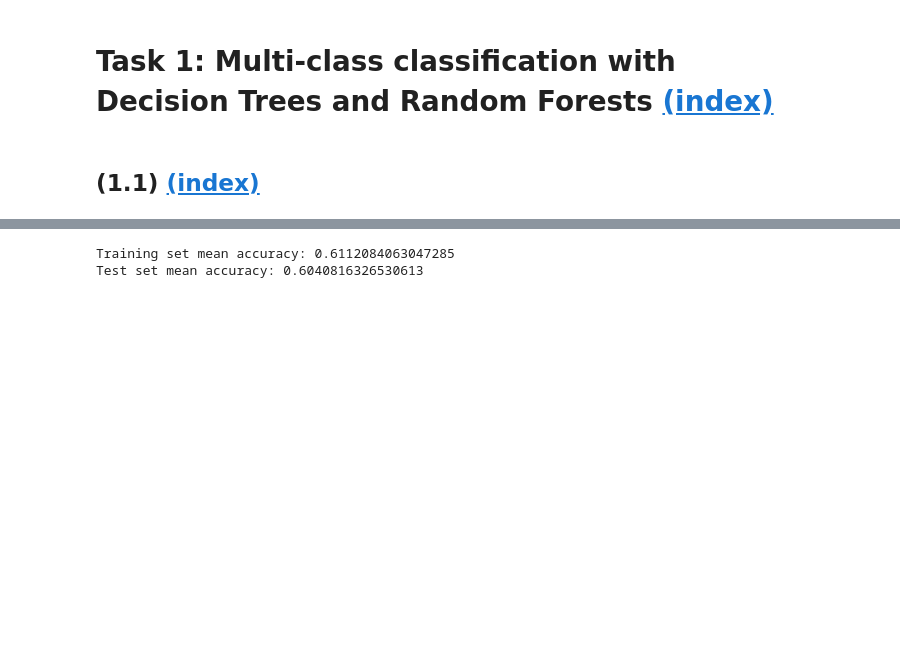
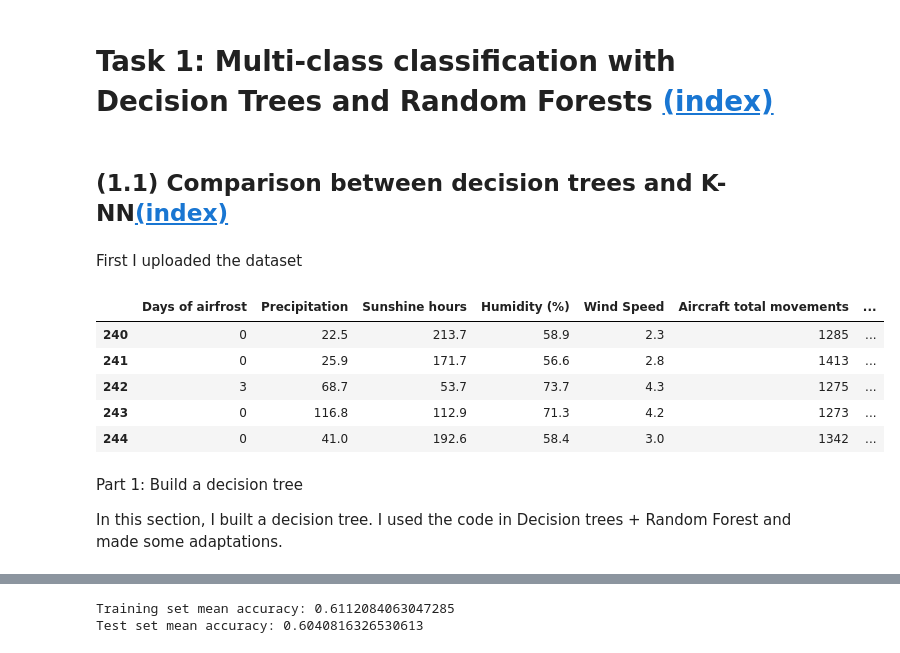
Before and after one commit to SequorIkkyu/MATH60026---Methods-for-Data-Science, a Jupyter notebook: Coursework1/CID_Coursework1.ipynb, the cells around one changed output, grey strips where cells are left out. Saved outputs shown, nothing was run; the diff lists cells and outputs as text; code cells hidden in the pictures; blank space fills up the shorter version.

```diff
--- a/Coursework1/CID_Coursework1.ipynb
+++ b/Coursework1/CID_Coursework1.ipynb
@@ -52,7 +52,9 @@ rng = np.random.default_rng(0)
 # %% [markdown]
 <a name="task-11"></a>
 
-## (1.1) [(index)](#index-task-11)
+## (1.1) Comparison between decision trees and K-NN[(index)](#index-task-11)
+# %% [markdown]
+First I uploaded the dataset
 # %%
 airfield_stats_test = pd.read_csv('airfield_statistics_test.csv')
 airfield_stats_train = pd.read_csv('airfield_statistics_train.csv')
@@ -72,3 +74,16 @@ y_test = y_test_origin.copy()
 cat_columns_dict = {i: False for i in range(X_train.shape[1])}
 
 feature_names = airfield_stats_train.columns[:6].tolist()
+# %%
+airfield_stats_test.tail()
+# %% [output]
+|  | Days of airfrost | Precipitation | Sunshine hours | Humidity (%) | Wind Speed | Aircraft total movements | ... |
+| 240 | 0 | 22.5 | 213.7 | 58.9 | 2.3 | 1285 | ... |
+| 241 | 0 | 25.9 | 171.7 | 56.6 | 2.8 | 1413 | ... |
+| 242 | 3 | 68.7 | 53.7 | 73.7 | 4.3 | 1275 | ... |
+| 243 | 0 | 116.8 | 112.9 | 71.3 | 4.2 | 1273 | ... |
+| 244 | 0 | 41.0 | 192.6 | 58.4 | 3.0 | 1342 | ... |
+# %% [markdown]
+Part 1: Build a decision tree
+
+In this section, I built a decision tree. I used the code in Decision trees + Random Forest and made some adaptations.
```
Also changed, not shown: parts of 61 cells of this notebook, 1 other file.
